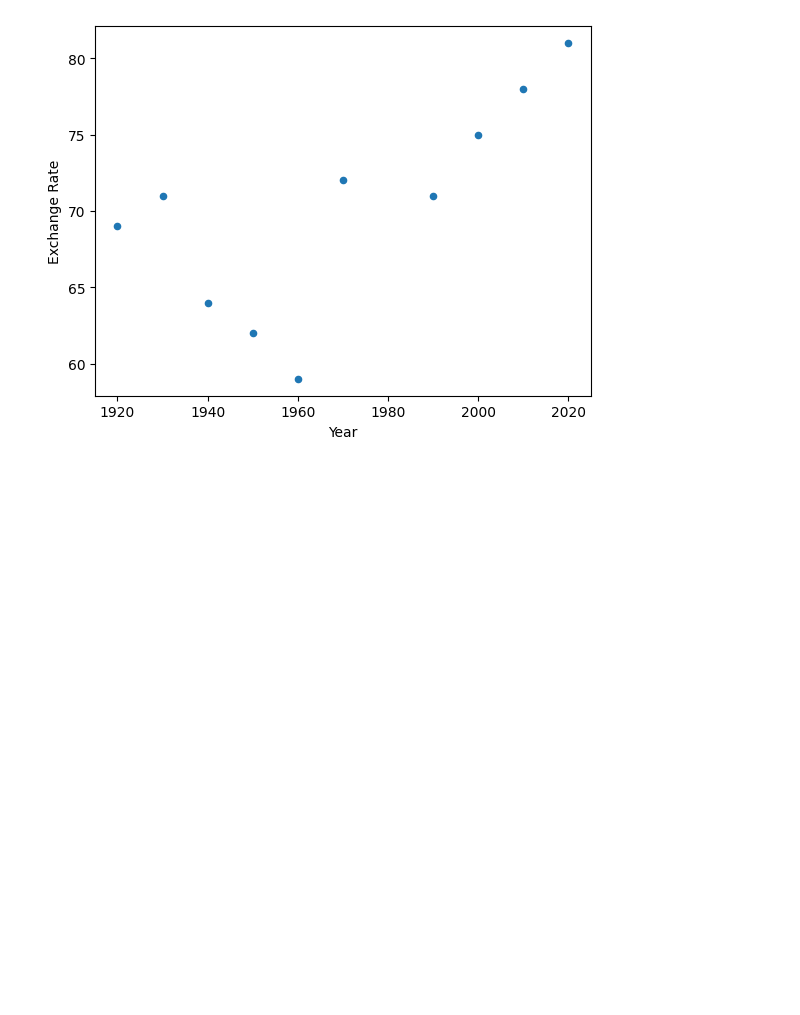
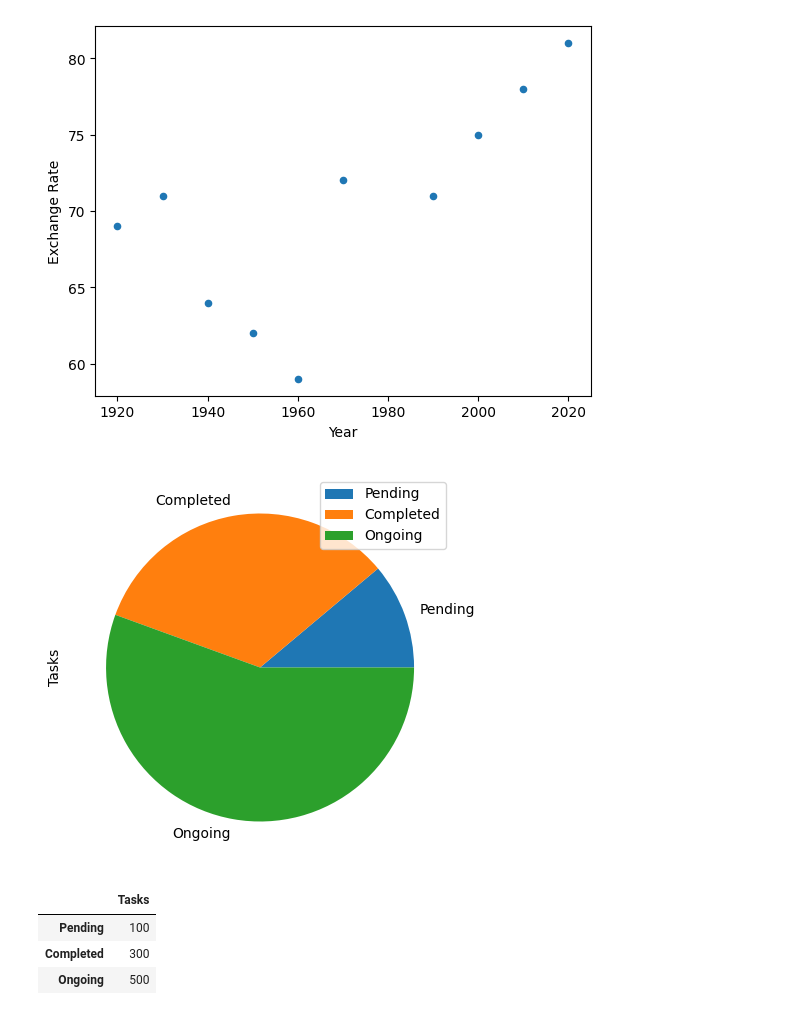
Before and after one commit to Arnab-apk/Gen_AI, a Jupyter notebook: data_vis.ipynb, the cells around one changed output. Saved outputs shown, nothing was run; the diff lists cells and outputs as text; code cells hidden in the pictures; blank space fills up the shorter version.

```diff
--- a/data_vis.ipynb
+++ b/data_vis.ipynb
@@ -62,3 +57,17 @@ df.plot(x='Year', y='Exchange Rate', kind='scatter')
 plt.show()
 # %% [output]
 [figure]
+# %%
+Data={'Tasks':[100,300,500]}
+df=pd.DataFrame(Data, columns=['Tasks'],index=['Pending','Completed','Ongoing'])
+df.plot.pie(y='Tasks',figsize=(5,5))
+plt.show()
+# %% [output]
+[figure, added]
+# %%
+df
+# %% [output]
+|  | Tasks |
+| Pending | 100 |
+| Completed | 300 |
+| Ongoing | 500 |
```
Also changed, not shown: parts of 6 cells of this notebook.
